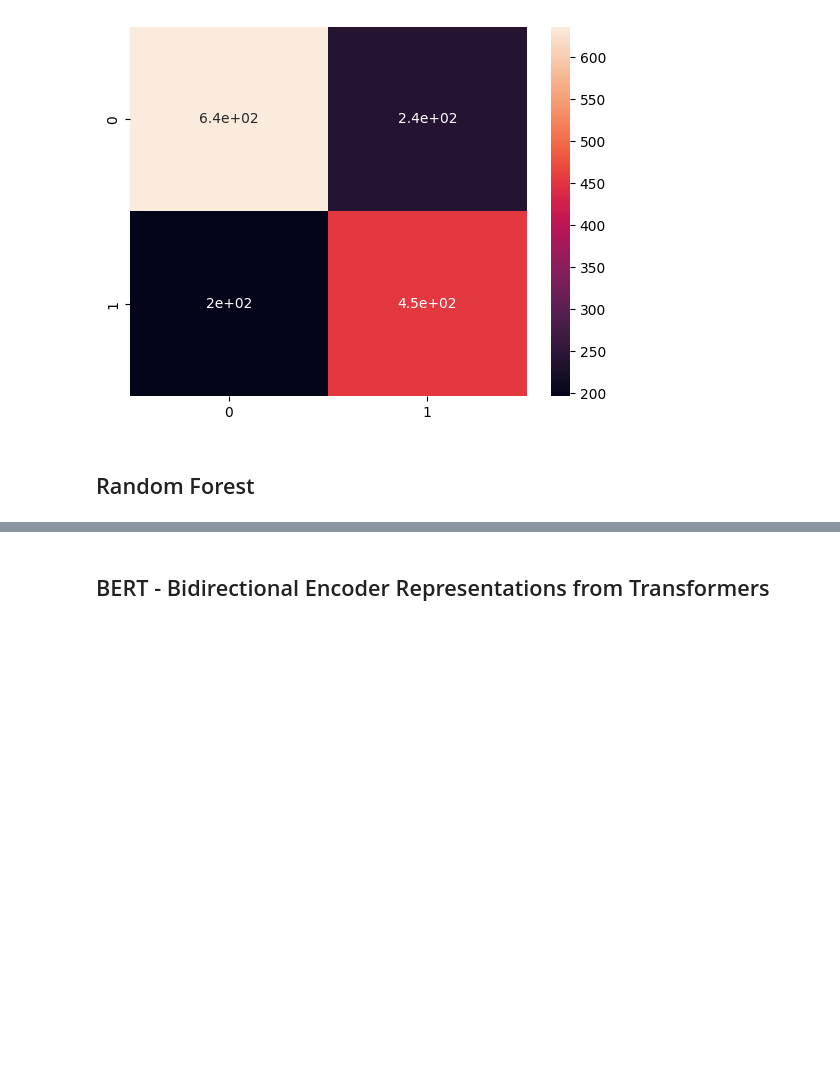
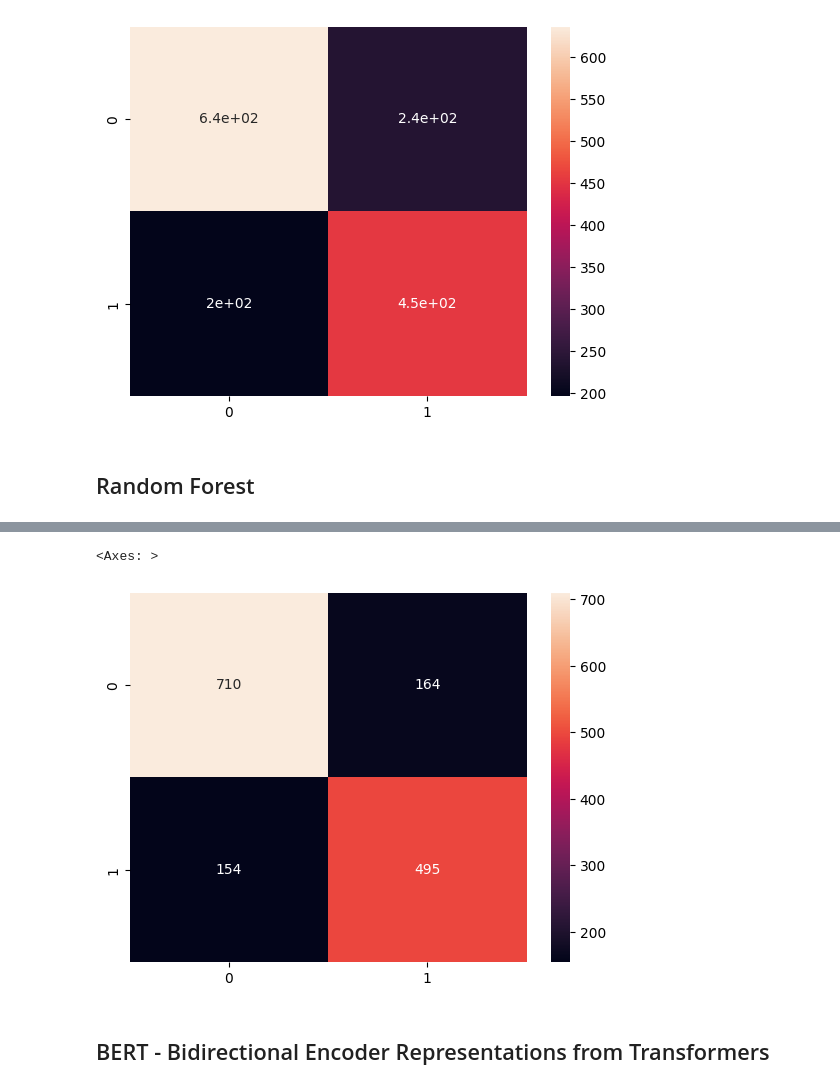
Before and after one commit to sukanyanag/Tweet-Classification-for-Disaster-Detection, a Jupyter notebook: TweetClassificationforDisasterDetection.ipynb, the cells around one changed output, grey strips where cells are left out. Saved outputs shown, nothing was run; the diff lists cells and outputs as text; code cells hidden in the pictures; blank space fills up the shorter version.

Commit message:
LSTM-MODEL

```diff
--- a/TweetClassificationforDisasterDetection.ipynb
+++ b/TweetClassificationforDisasterDetection.ipynb
@@ -301,0 +330,12 @@ Axes(0.125,0.11;0.62x0.77)
+# %%
+x_train, x_test, y_train, y_test = train_test_split(df_train['text'], df_train['target'], test_size= 0.2, random_state= 42)
+# %%
+from LSTM_Model.Glove_embeddings import GloveEmbedder
+
+# Download below model from stanford - https://nlp.stanford.edu/projects/glove/
+glove_file_path = '/Users/nikhilkudupudi/Projects - School & Work/FAI /Project/Tweet-Classification-for-Disaster-Detection/LSTM_Model/glove.twitter.27B.100d.txt'
+
+glove_embedder = GloveEmbedder(glove_file_path)
+
+glove_embeddings_array = glove_embedder.generate_embeddings_array(x_test)
+glove_embeddings_array.shape
@@ -301,0 +344,17 @@ Axes(0.125,0.11;0.62x0.77)
+# %%
+precision_metric = tf.keras.metrics.Precision()
+recall_metric = tf.keras.metrics.Recall()
+
+def f1_score(y_true, y_pred, precision, recall):
+    precision_value = precision(y_true, y_pred)
+    recall_value = recall(y_true, y_pred)
+
+    f1 = 2 * (precision_value * recall_value) / (precision_value + recall_value + K.epsilon())
+    return f1
+
+@tf.function
+def compiled_f1_score(y_true, y_pred):
+    return f1_score(y_true, y_pred, precision_metric, recall_metric)
+
+model_path =  '/Users/nikhilkudupudi/Projects - School & Work/FAI /Project/Tweet-Classification-for-Disaster-Detection/LSTM_Model/LSTM_model_Glove100.h5'
+Lstm_model = tf.keras.models.load_model(model_path,custom_objects={'compiled_f1_score': compiled_f1_score})
@@ -301,0 +388,3 @@ Axes(0.125,0.11;0.62x0.77)
+# %%
+y_pred = Lstm_model.predict(glove_embeddings_array)
+y_pred = (y_pred > 0.5).astype(int)
@@ -302,3 +405,8 @@ Axes(0.125,0.11;0.62x0.77)
+# %%
+sns.heatmap(confusion_matrix(y_test, y_pred), annot = True, fmt='d' )
+# %% [output]
+<Axes: >
+[figure, added]
 # %% [markdown]
 ## BERT - Bidirectional Encoder Representations from Transformers
 # %%
```
Also changed, not shown: parts of 10 cells of this notebook.
